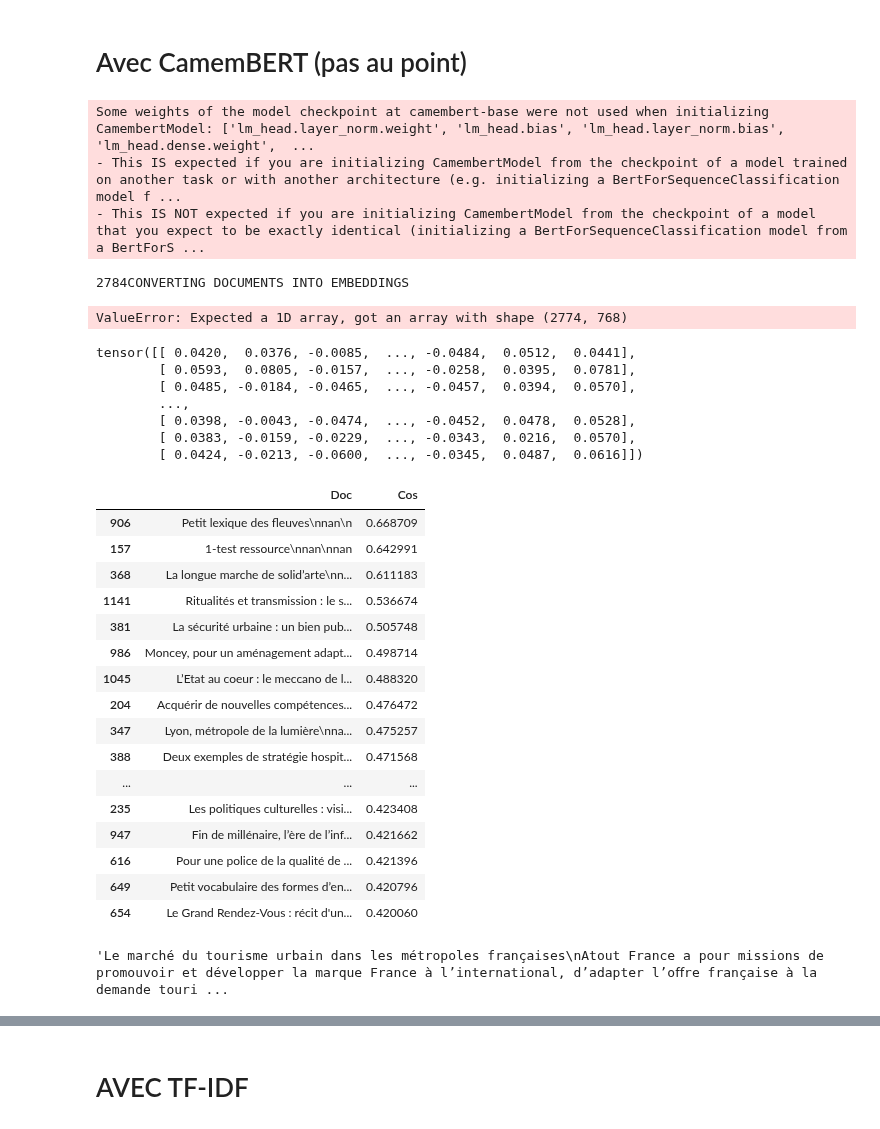
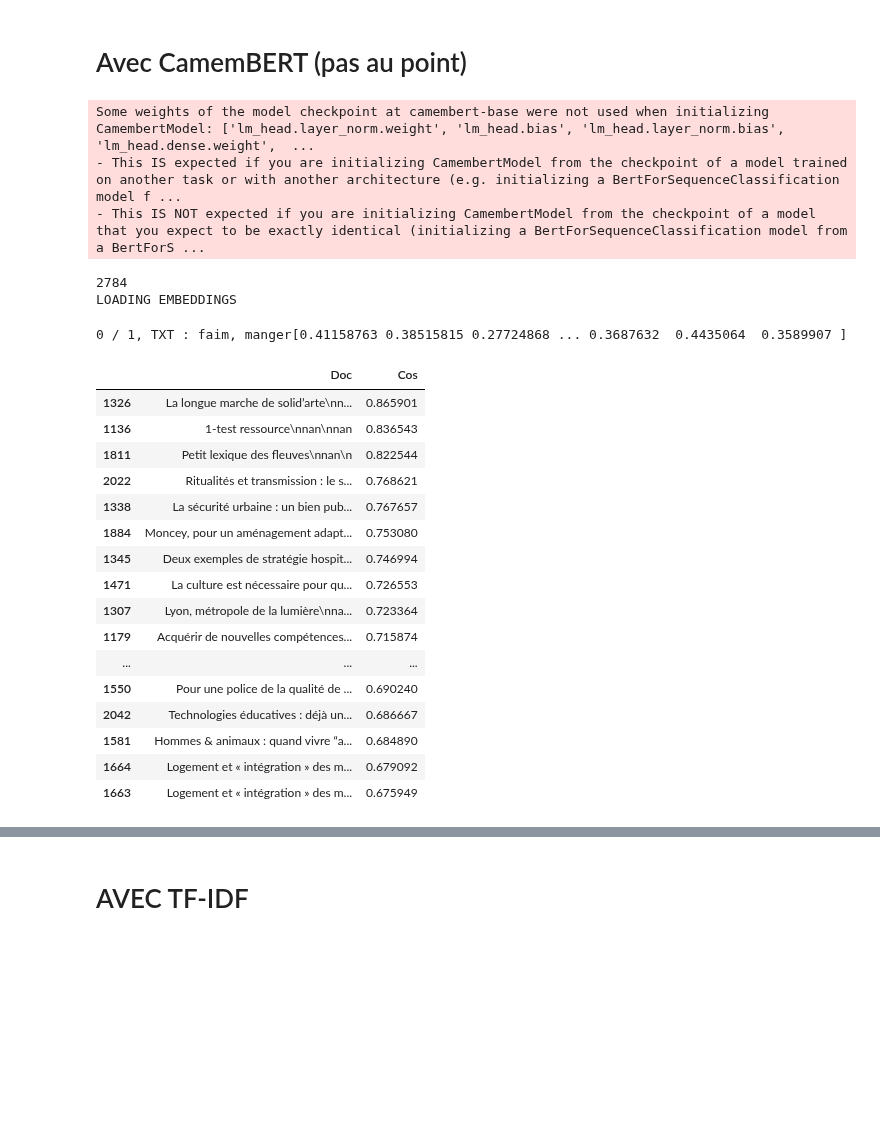
Before and after one commit to Geminy3/Skoli_M3, a Jupyter notebook: semantic_search_resume.ipynb, the cells around one changed output, grey strips where cells are left out. Cells and saved outputs as stored; diff of their text form; code cells hidden in the pictures; blank space fills up the shorter version.

```diff
--- a/semantic_search_resume.ipynb
+++ b/semantic_search_resume.ipynb
@@ -8,10 +8,10 @@ import pandas as pd
 # %% [markdown]
 # Avec CamemBERT (pas au point)
 # %%
-def get_document_embeddings_batch(texts, model, tokenizer, df):
+def get_document_embeddings(texts, model, tokenizer):
     vectors = []
-    for i, text in enumerate(df.text):
-        print(f"\r{i} / {len(df)}", end="")
+    for i, text in enumerate(texts):
+        print(f"\r{i} / {len(texts)}, TXT : {text[:20]}", end="")
         input_ids = tokenizer(text, return_tensors="pt", truncation = True, padding = True)
         with torch.no_grad():
             outputs = model(**input_ids)
@@ -19,7 +19,7 @@ def get_document_embeddings_batch(texts, model, tokenizer, df):
     return(torch.cat(vectors, dim=0))
 
 def semantic_search(query, model, tokenizer, document_embeddings, n_results=5):
-    query_embedding = get_document_embeddings_batch(query, model, tokenizer)
+    query_embedding = get_document_embeddings(query, model, tokenizer)
     similarity_scores = cosine_similarity(query_embedding, document_embeddings)[0]
     return(similarity_scores)
     # sorted_indices = similarity_scores.argsort()
@@ -45,7 +45,7 @@ if __name__ == "__main__":
     model = AutoModel.from_pretrained("camembert-base")
     tokenizer = AutoTokenizer.from_pretrained("camembert-base")
 
-    MODE = "Update"
+    MODE = None#"Update"
 
     embeddings_file = "document_embeddings.pkl"
 
@@ -80,56 +80,47 @@ if __name__ == "__main__":
         document_embeddings = load_embeddings(embeddings_file)
     else:
         print("\nCONVERTING DOCUMENTS INTO EMBEDDINGS")
-        document_embeddings = get_document_embeddings_batch(documents, model, tokenizer, df)
+        document_embeddings = get_document_embeddings(documents, model, tokenizer)
         save_embeddings(document_embeddings, embeddings_file)
 # %% [output]
 Some weights of the model checkpoint at camembert-base were not used when initializing CamembertModel: ['lm_head.layer_norm.weight', 'lm_head.bias', 'lm_head.layer_norm.bias', 'lm_head.dense.weight',  ...
 - This IS expected if you are initializing CamembertModel from the checkpoint of a model trained on another task or with another architecture (e.g. initializing a BertForSequenceClassification model f ...
 - This IS NOT expected if you are initializing CamembertModel from the checkpoint of a model that you expect to be exactly identical (initializing a BertForSequenceClassification model from a BertForS ...
-2784CONVERTING DOCUMENTS INTO EMBEDDINGS
+2784
+LOADING EMBEDDINGS
-ValueError: Expected a 1D array, got an array with shape (2774, 768)
-# %%
-document_embeddings
-# %% [output]
-tensor([[ 0.0420,  0.0376, -0.0085,  ..., -0.0484,  0.0512,  0.0441],
-        [ 0.0593,  0.0805, -0.0157,  ..., -0.0258,  0.0395,  0.0781],
-        [ 0.0485, -0.0184, -0.0465,  ..., -0.0457,  0.0394,  0.0570],
-        ...,
-        [ 0.0398, -0.0043, -0.0474,  ..., -0.0452,  0.0478,  0.0528],
-        [ 0.0383, -0.0159, -0.0229,  ..., -0.0343,  0.0216,  0.0570],
-        [ 0.0424, -0.0213, -0.0600,  ..., -0.0345,  0.0487,  0.0616]])
 # %%
 # Example query.
-query = "manger, faim, bouffe"
+query = ["faim, manger"]
 
 # Get the most relevant documents.
-relevant_indices  = semantic_search(query, model, tokenizer, document_embeddings.vectors, n_results)
+relevant_indices  = semantic_search(query, model, tokenizer, document_embeddings, n_results)
 # Print the most relevant documents.
+print(relevant_indices)
 res = pd.DataFrame(zip(documents, relevant_indices), columns = ["Doc", "Cos"]).sort_values(by="Cos", ascending=False)
 res.head(20)
 # print("Most relevant documents:")
 # for i, index in enumerate(relevant_indices):
 #     print(documents[index])
 #     print("------------------------")
+
+# doc = ['La longue marche de solid’arte\nnan\nArrêt sur une structure originale de formation pour artistes. ']
+# cosine_similarity(get_document_embeddings(query, model, tokenizer), get_document_embeddings(doc, model, tokenizer))
 # %% [output]
+0 / 1, TXT : faim, manger[0.41158763 0.38515815 0.27724868 ... 0.3687632  0.4435064  0.3589907 ]
 |  | Doc | Cos |
-| 906 | Petit lexique des fleuves\nnan\n | 0.668709 |
-| 157 | 1-test ressource\nnan\nnan | 0.642991 |
-| 368 | La longue marche de solid’arte\nn... | 0.611183 |
-| 1141 | Ritualités et transmission : le s... | 0.536674 |
-| 381 | La sécurité urbaine : un bien pub... | 0.505748 |
-| 986 | Moncey, pour un aménagement adapt... | 0.498714 |
-| 1045 | L’Etat au coeur : le meccano de l... | 0.488320 |
-| 204 | Acquérir de nouvelles compétences... | 0.476472 |
-| 347 | Lyon, métropole de la lumière\nna... | 0.475257 |
-| 388 | Deux exemples de stratégie hospit... | 0.471568 |
+| 1326 | La longue marche de solid’arte\nn... | 0.865901 |
+| 1136 | 1-test ressource\nnan\nnan | 0.836543 |
+| 1811 | Petit lexique des fleuves\nnan\n | 0.822544 |
+| 2022 | Ritualités et transmission : le s... | 0.768621 |
+| 1338 | La sécurité urbaine : un bien pub... | 0.767657 |
+| 1884 | Moncey, pour un aménagement adapt... | 0.753080 |
+| 1345 | Deux exemples de stratégie hospit... | 0.746994 |
+| 1471 | La culture est nécessaire pour qu... | 0.726553 |
+| 1307 | Lyon, métropole de la lumière\nna... | 0.723364 |
+| 1179 | Acquérir de nouvelles compétences... | 0.715874 |
 | ... | ... | ... |
-| 235 | Les politiques culturelles : visi... | 0.423408 |
-| 947 | Fin de millénaire, l’ère de l’inf... | 0.421662 |
-| 616 | Pour une police de la qualité de ... | 0.421396 |
-| 649 | Petit vocabulaire des formes d’en... | 0.420796 |
-| 654 | Le Grand Rendez-Vous : récit d'un... | 0.420060 |
+| 1550 | Pour une police de la qualité de ... | 0.690240 |
+| 2042 | Technologies éducatives : déjà un... | 0.686667 |
+| 1581 | Hommes & animaux : quand vivre “a... | 0.684890 |
+| 1664 | Logement et « intégration » des m... | 0.679092 |
+| 1663 | Logement et « intégration » des m... | 0.675949 |
-# %%
-res.Doc[50]
-# %% [output]
-'Le marché du tourisme urbain dans les métropoles françaises\nAtout France a pour missions de promouvoir et développer la marque France à l’international, d’adapter l’oﬀre française à la demande touri ...
```
Also changed, not shown: parts of 7 cells of this notebook, 1 other file.
